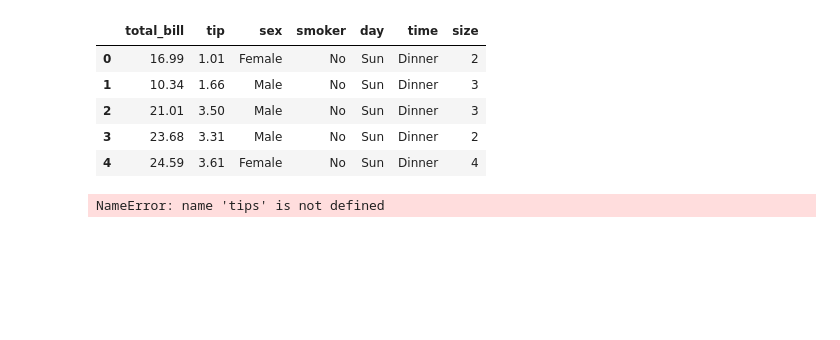
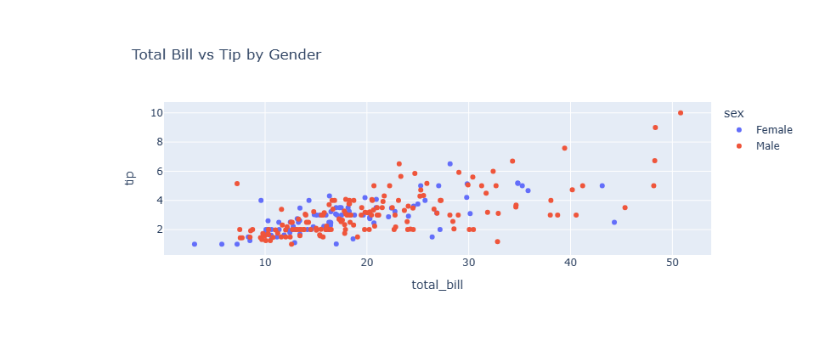
Before and after one commit to iamrohitkandpal/Python-Journey, a Jupyter notebook: Visualization/PlotlyAndCufflinks.ipynb, the cells around one changed output. Saved outputs shown, nothing was run; the diff lists cells and outputs as text; code cells hidden in the pictures; blank space fills up the shorter version.

```diff
--- a/Visualization/PlotlyAndCufflinks.ipynb
+++ b/Visualization/PlotlyAndCufflinks.ipynb
@@ -38,15 +32,5 @@ import plotly.graph_objects as go
 # %%
-df = px.data.tips()
-fig = px.scatter(df, x="total_bill", y="tip", color="sex", title="Total Bill vs Tip by Gender")
-fig.show()
+fig2 = px.scatter(df, x="total_bill", y="tip", color="sex", title="Total Bill vs Tip by Gender")
+fig2.show()
 # %% [output]
-|  | total_bill | tip | sex | smoker | day | time | size |
-| 0 | 16.99 | 1.01 | Female | No | Sun | Dinner | 2 |
-| 1 | 10.34 | 1.66 | Male | No | Sun | Dinner | 3 |
-| 2 | 21.01 | 3.50 | Male | No | Sun | Dinner | 3 |
-| 3 | 23.68 | 3.31 | Male | No | Sun | Dinner | 2 |
-| 4 | 24.59 | 3.61 | Female | No | Sun | Dinner | 4 |
+[figure, added]
-# %%
-tips[['total_bill', 'tip']].iplot(kind='scatter', mode='lines+markers', title='Total Bill vs Tip')
-# %% [output]
-NameError: name 'tips' is not defined
```
Also changed, not shown: parts of 6 cells of this notebook, 2 other files.
